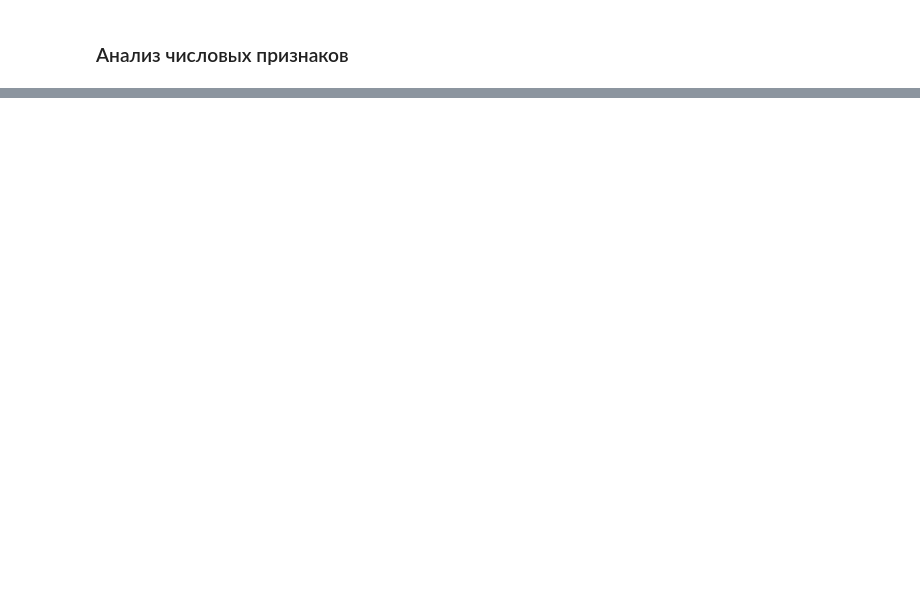
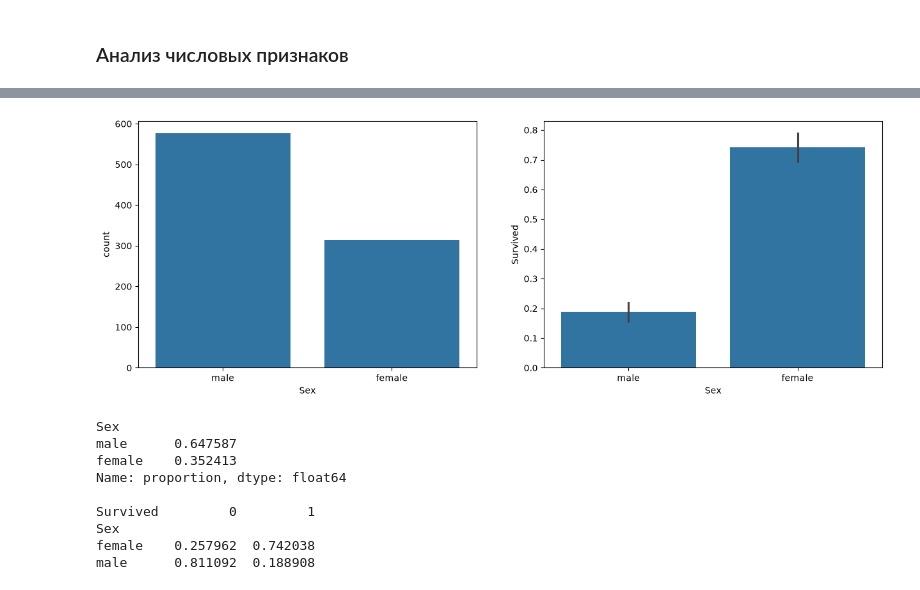
Before and after one commit to tirnish/titanic-ml, a Jupyter notebook: notebooks/01_eda.ipynb, the cells around one changed output, grey strips where cells are left out. Saved outputs shown, nothing was run; the diff lists cells and outputs as text; code cells hidden in the pictures; blank space fills up the shorter version.

```diff
--- a/notebooks/01_eda.ipynb
+++ b/notebooks/01_eda.ipynb
@@ -317,0 +384,22 @@ sns.boxplot(data=train, x='Parch');
+# %%
+def analysis_of_categorical_features(col):
+
+    plt.figure(figsize=(15, 5))
+    plt.subplot(1, 2, 1)
+    sns.countplot(data=train, x=col)
+
+    plt.subplot(1, 2, 2)
+    sns.barplot(
+        data=train,
+        x=col,
+        y=target
+    )
+    plt.show()
+
+    print(train[col].value_counts(normalize=True))
+    print()
+    print(pd.crosstab(
+        train[col],
+        train[target],
+        normalize='index'
+    ))
@@ -317,0 +412,13 @@ sns.boxplot(data=train, x='Parch');
+# %%
+analysis_of_categorical_features('Sex')
+# %% [output]
+[figure, added]
+Sex
+male      0.647587
+female    0.352413
+Name: proportion, dtype: float64
+
+Survived         0         1
+Sex
+female    0.257962  0.742038
+male      0.811092  0.188908
```
Also changed, not shown: parts of 50 cells of this notebook.
